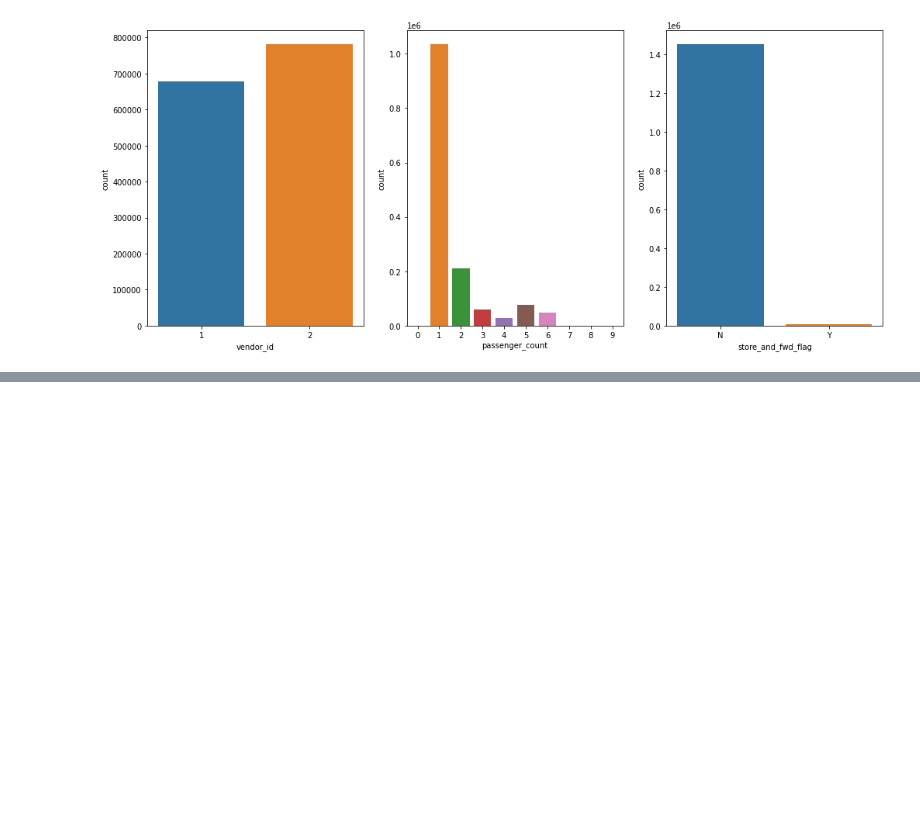
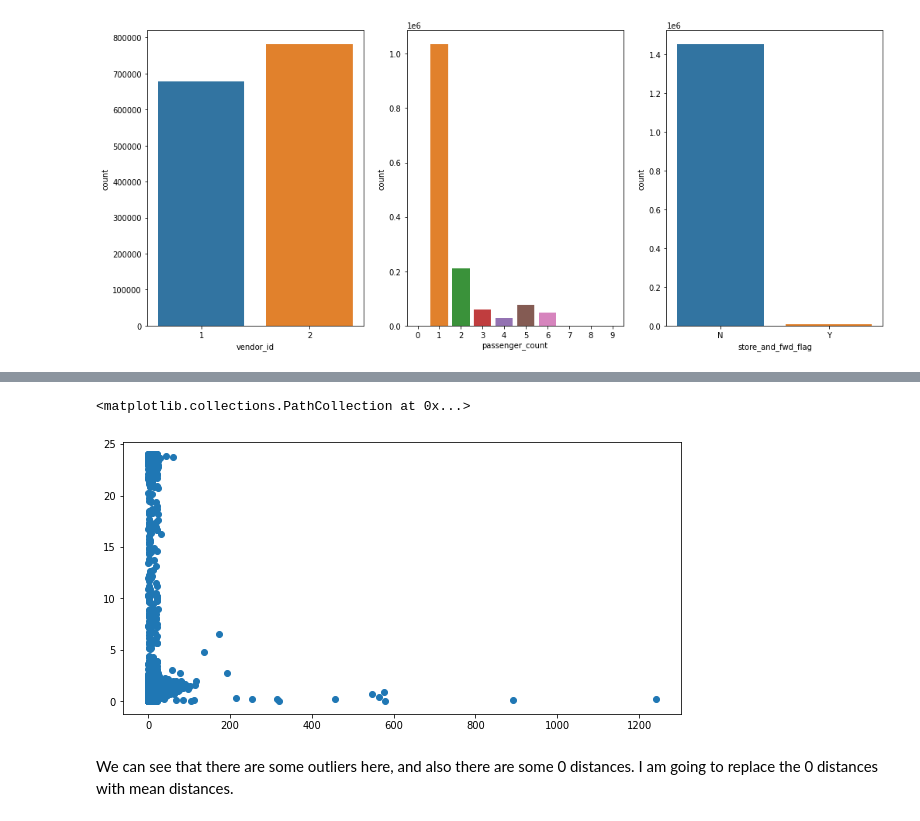
Before and after one commit to Subhajit53/NYC-Taxi-Trip-Time-Prediction, a Jupyter notebook: NYC_Taxi_Trip_Time_Prediction_Colab_Notebook.ipynb, the cells around one changed output, grey strips where cells are left out. Drawn from its saved outputs; the diff is of its cells as text; code cells hidden in the pictures; blank space fills up the shorter version.

```diff
--- a/NYC_Taxi_Trip_Time_Prediction_Colab_Notebook.ipynb
+++ b/NYC_Taxi_Trip_Time_Prediction_Colab_Notebook.ipynb
@@ -205,0 +304,12 @@ sns.countplot(data = taxi_df, x = 'store_and_fwd_flag')
+# %%
+# Introducing trip duration in hours
+taxi_df['trip_duration_hour'] = taxi_df['trip_duration']/3600
+# %%
+# Plotting distance vs trip duration in hours scatter plot
+plt.figure(figsize = (10,5))
+plt.scatter(data = taxi_df, x = 'distance', y = 'trip_duration_hour')
+# %% [output]
+<matplotlib.collections.PathCollection at 0x...>
+[figure, added]
+# %% [markdown]
+We can see that there are some outliers here, and also there are some 0 distances. I am going to replace the 0 distances with mean distances.
```
Also changed, not shown: parts of 79 cells of this notebook.
